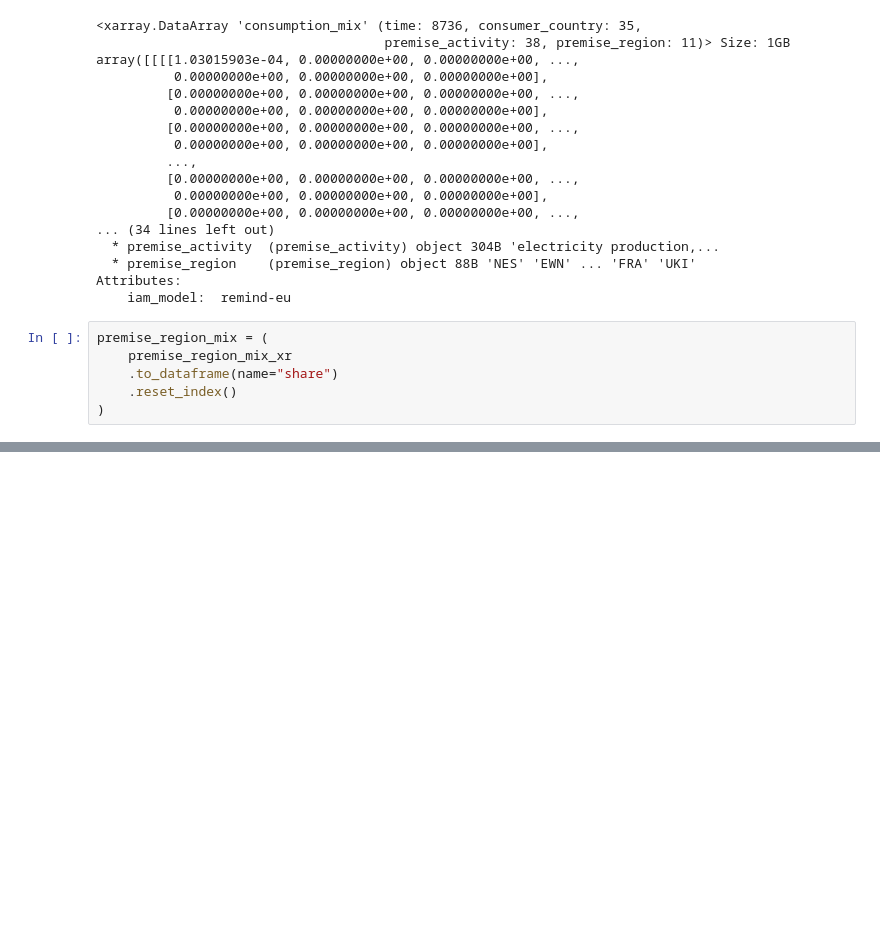
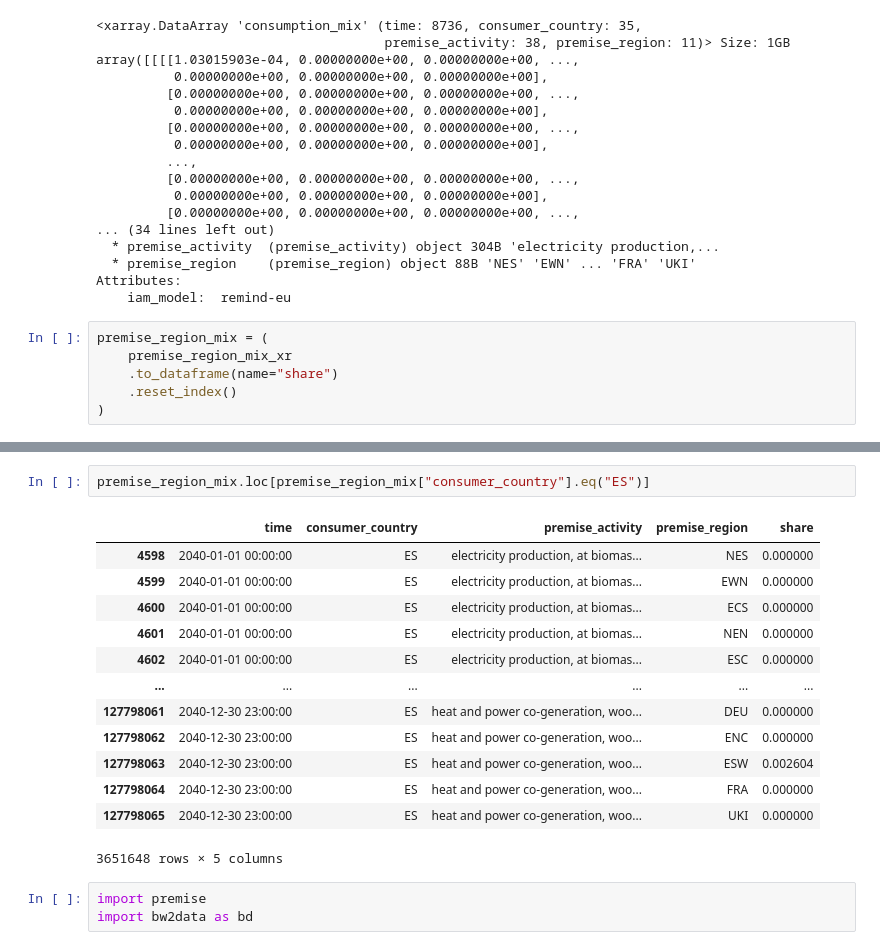
Before and after one commit to LIST-LUXEMBOURG/shrecc, a Jupyter notebook: notebooks/fiona_example.ipynb, the cells around one changed output, grey strips where cells are left out. Drawn from its saved outputs; the diff is of its cells as text; blank space fills up the shorter version.

```diff
--- a/notebooks/fiona_example.ipynb
+++ b/notebooks/fiona_example.ipynb
@@ -401,3 +402,22 @@ ESW             electricity production, hydro, run-of-river
                 electricity production, hydro, reservoir, non-alpine region                                             0.001395
 UKI             electricity production, wind, 1-3MW turbine, offshore                                                   0.001015
 Name: share, dtype: float64
+# %%
+premise_region_mix.loc[premise_region_mix["consumer_country"].eq("ES")]
+# %% [output]
+|  | time | consumer_country | premise_activity | premise_region | share |
+| 4598 | 2040-01-01 00:00:00 | ES | electricity production, at biomas... | NES | 0.000000 |
+| 4599 | 2040-01-01 00:00:00 | ES | electricity production, at biomas... | EWN | 0.000000 |
+| 4600 | 2040-01-01 00:00:00 | ES | electricity production, at biomas... | ECS | 0.000000 |
+| 4601 | 2040-01-01 00:00:00 | ES | electricity production, at biomas... | NEN | 0.000000 |
+| 4602 | 2040-01-01 00:00:00 | ES | electricity production, at biomas... | ESC | 0.000000 |
+| ... | ... | ... | ... | ... | ... |
+| 127798061 | 2040-12-30 23:00:00 | ES | heat and power co-generation, woo... | DEU | 0.000000 |
+| 127798062 | 2040-12-30 23:00:00 | ES | heat and power co-generation, woo... | ENC | 0.000000 |
+| 127798063 | 2040-12-30 23:00:00 | ES | heat and power co-generation, woo... | ESW | 0.002604 |
+| 127798064 | 2040-12-30 23:00:00 | ES | heat and power co-generation, woo... | FRA | 0.000000 |
+| 127798065 | 2040-12-30 23:00:00 | ES | heat and power co-generation, woo... | UKI | 0.000000 |
+3651648 rows × 5 columns
+# %%
+import premise
+import bw2data as bd
```
Also changed, not shown: parts of 15 cells of this notebook, 7 other files.
